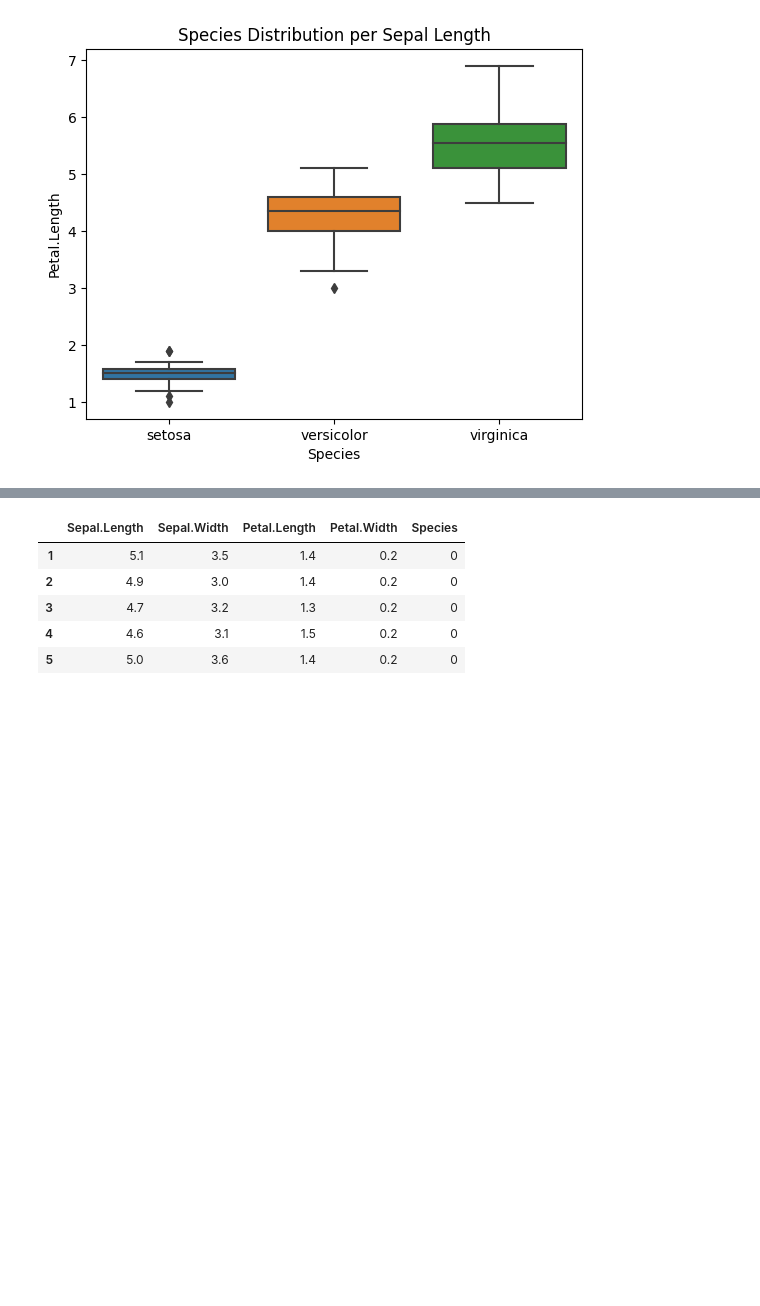
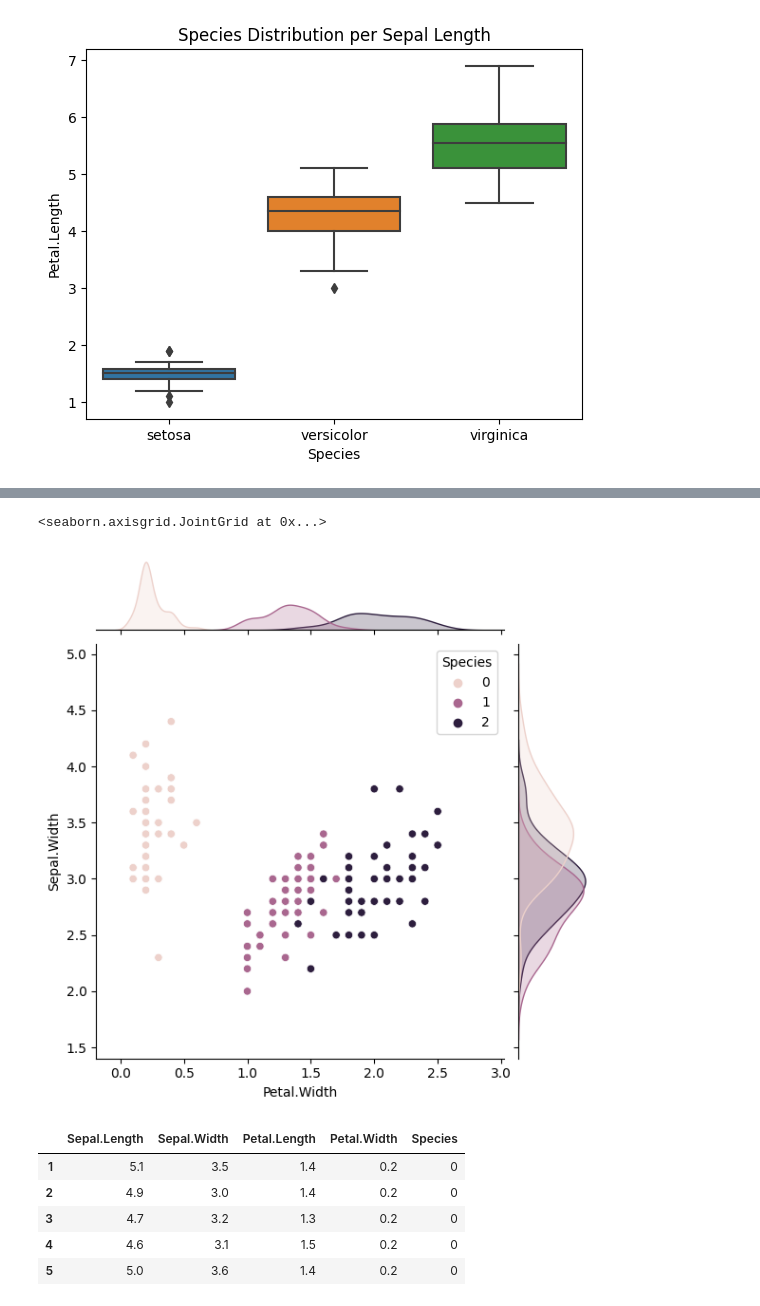
Before and after one commit to jplantin1970/DS-Projects, a Jupyter notebook: Untitled22.ipynb, the cells around one changed output, grey strips where cells are left out. Saved outputs shown, nothing was run; the diff lists cells and outputs as text; code cells hidden in the pictures; blank space fills up the shorter version.

```diff
--- a/Untitled22.ipynb
+++ b/Untitled22.ipynb
@@ -112,3 +118,10 @@ df_copy=df1
+# %%
+# joint Distribution of Petal length and Sepal Length
+
+sns.jointplot(data=df1, x="Petal.Width", y= "Sepal.Width",hue="Species")
+# %% [output]
+<seaborn.axisgrid.JointGrid at 0x...>
+[figure, added]
 # %%
 # Important imports for preprocessing, modeling, and evaluation
 from sklearn.preprocessing import LabelEncoder
```
Also changed, not shown: parts of 7 cells of this notebook.
